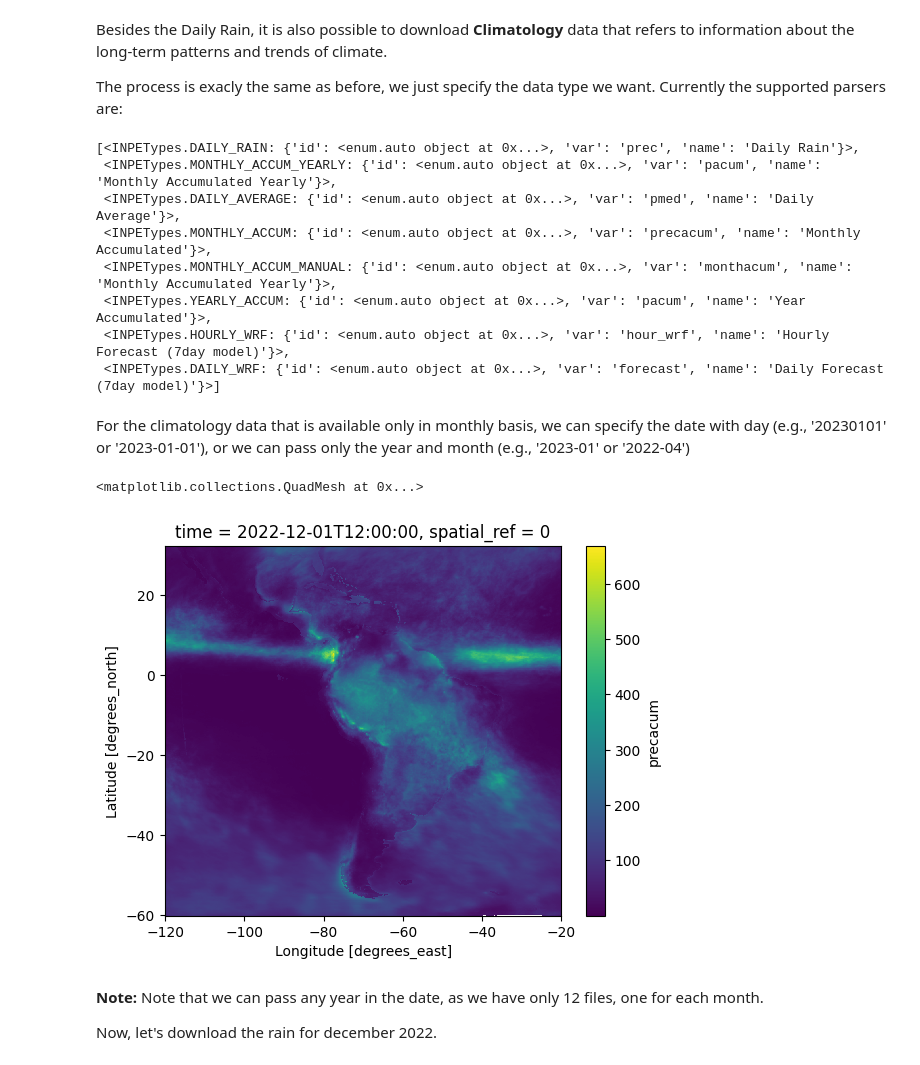
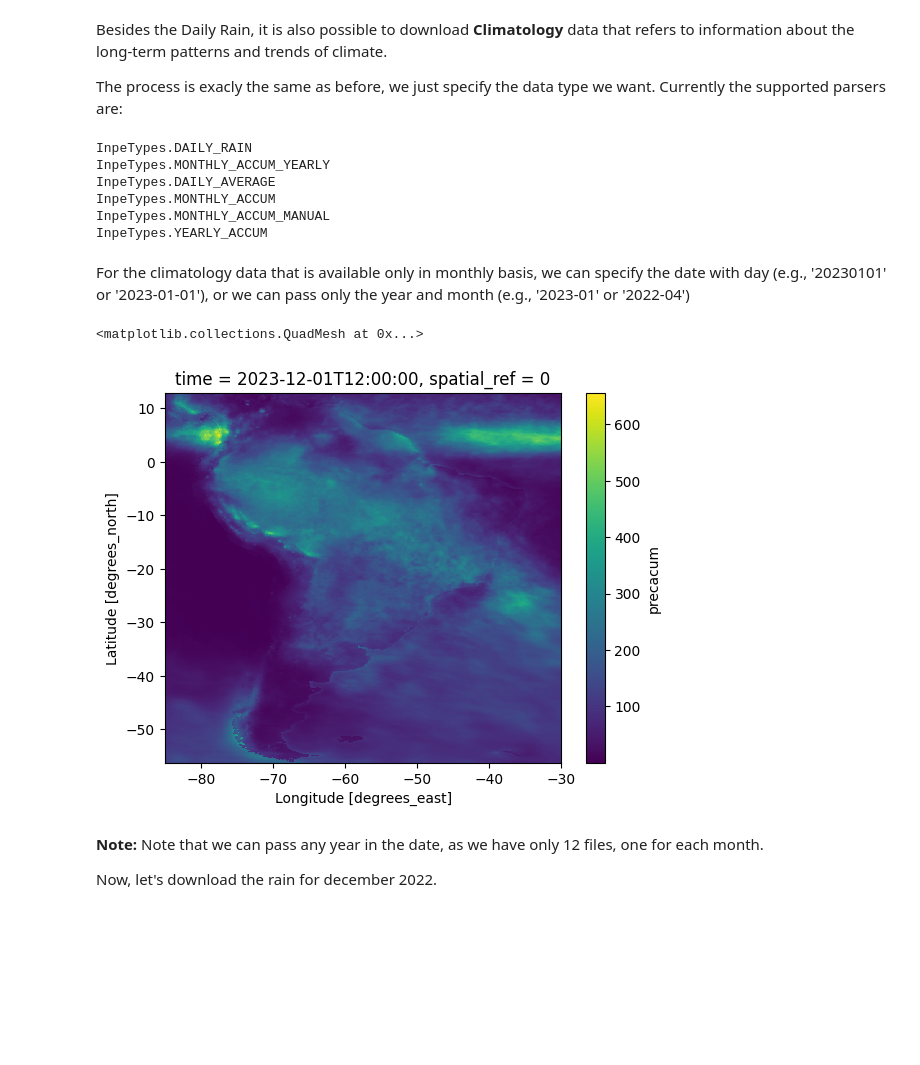
Before and after one commit to cordmaur/merge-downloader, a Jupyter notebook: nbs/01-MERGEDownloader_usage.ipynb, the cells around one changed output. Cells and saved outputs as stored; diff of their text form; code cells hidden in the pictures; blank space fills up the shorter version.

```diff
--- a/nbs/01-MERGEDownloader_usage.ipynb
+++ b/nbs/01-MERGEDownloader_usage.ipynb
@@ -40,0 +59,10 @@ downloader = Downloader(
+# %%
+fd = FileDownloader(server=INPE_SERVER, connection_type=ConnectionType.HTTP, download_mode=DownloadMode.UPDATE)
+assert fd.is_connected
+
+downloader = Downloader(
+    file_downloader=fd,
+    parsers=InpeParsers,
+    local_folder='/tmp2',
+    log_level = logging.DEBUG
+)
@@ -241,27 +292,26 @@ cube.sum(dim=['time']).plot(vmax=400)
 Besides the Daily Rain, it is also possible to download <b>Climatology</b> data that refers to information about the long-term patterns and trends of climate.
 
 The process is exacly the same as before, we just specify the data type we want. Currently the supported parsers are:
-# %%
-downloader.data_types
-# %% [output]
-[<INPETypes.DAILY_RAIN: {'id': <enum.auto object at 0x...>, 'var': 'prec', 'name': 'Daily Rain'}>,
- <INPETypes.MONTHLY_ACCUM_YEARLY: {'id': <enum.auto object at 0x...>, 'var': 'pacum', 'name': 'Monthly Accumulated Yearly'}>,
- <INPETypes.DAILY_AVERAGE: {'id': <enum.auto object at 0x...>, 'var': 'pmed', 'name': 'Daily Average'}>,
- <INPETypes.MONTHLY_ACCUM: {'id': <enum.auto object at 0x...>, 'var': 'precacum', 'name': 'Monthly Accumulated'}>,
- <INPETypes.MONTHLY_ACCUM_MANUAL: {'id': <enum.auto object at 0x...>, 'var': 'monthacum', 'name': 'Monthly Accumulated Yearly'}>,
- <INPETypes.YEARLY_ACCUM: {'id': <enum.auto object at 0x...>, 'var': 'pacum', 'name': 'Year Accumulated'}>,
- <INPETypes.HOURLY_WRF: {'id': <enum.auto object at 0x...>, 'var': 'hour_wrf', 'name': 'Hourly Forecast (7day model)'}>,
- <INPETypes.DAILY_WRF: {'id': <enum.auto object at 0x...>, 'var': 'forecast', 'name': 'Daily Forecast (7day model)'}>]
+# %%
+for t in InpeParsers:
+    print(t)
+# %% [output]
+InpeTypes.DAILY_RAIN
+InpeTypes.MONTHLY_ACCUM_YEARLY
+InpeTypes.DAILY_AVERAGE
+InpeTypes.MONTHLY_ACCUM
+InpeTypes.MONTHLY_ACCUM_MANUAL
+InpeTypes.YEARLY_ACCUM
 # %% [markdown]
 For the climatology data that is available only in monthly basis, we can specify the date with day (e.g., '20230101' or '2023-01-01'), or we can pass only the year and month (e.g., '2023-01' or '2022-04')
 # %%
 # Downloading the Long Term Average of december
-lta = downloader.open_file('2023-12', datatype=INPETypes.MONTHLY_ACCUM)
+lta = downloader.open_file('2023-12', datatype=InpeTypes.MONTHLY_ACCUM)
 
 lta.plot()
 # %% [output]
 <matplotlib.collections.QuadMesh at 0x...>
-[figure, old version]
+[figure, new version]
 # %% [markdown]
 <b>Note:</b> Note that we can pass any year in the date, as we have only 12 files, one for each month. <br>
 
```
Also changed, not shown: parts of 36 cells of this notebook, 16 other files.
